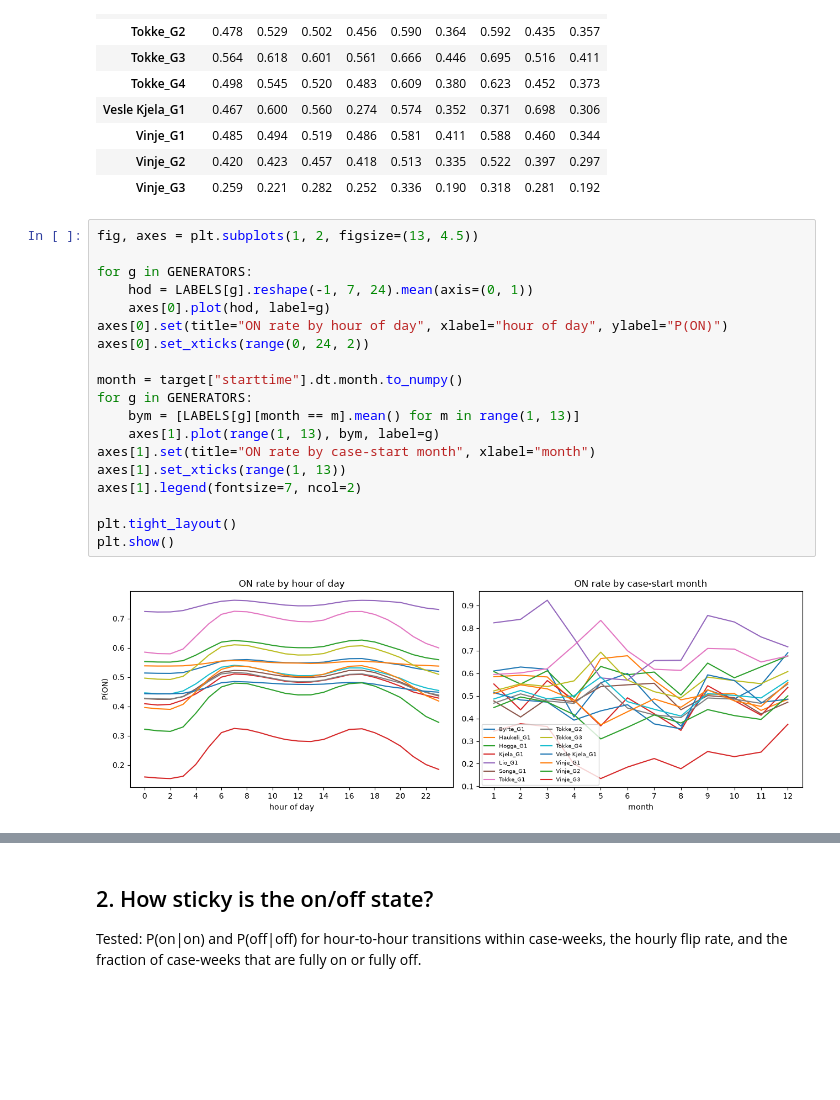
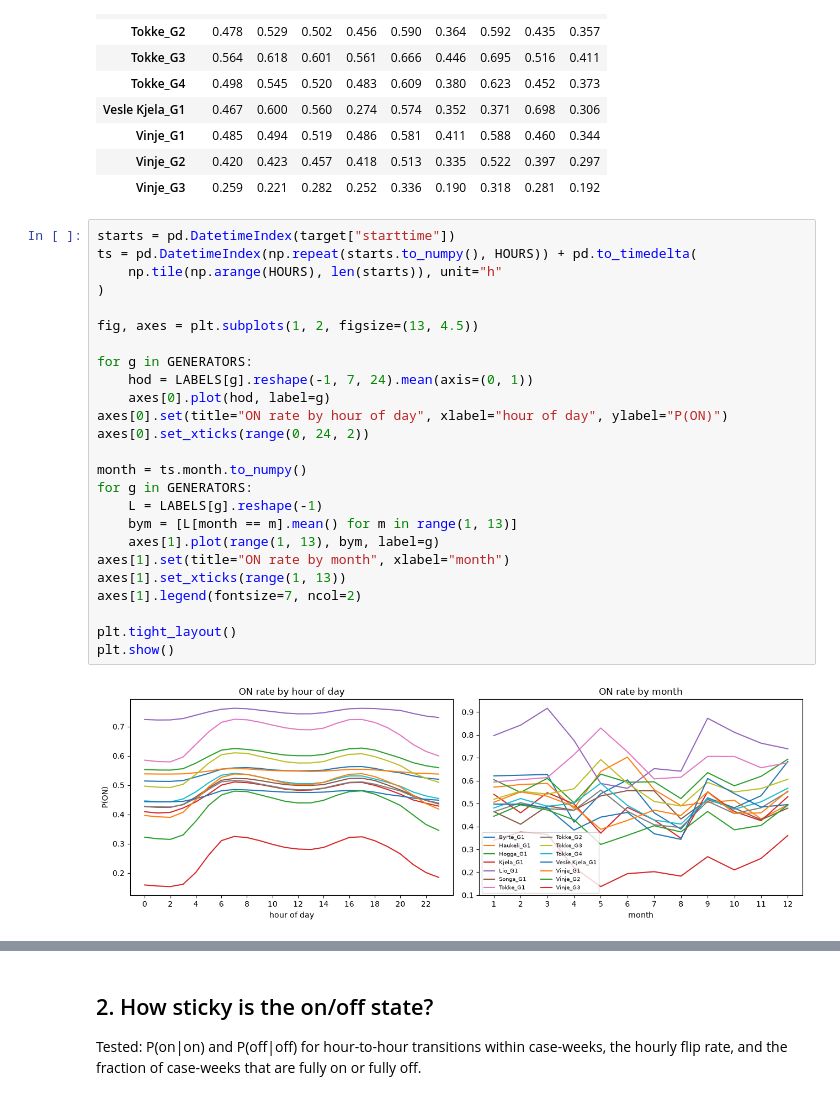
Before and after one commit to jonasbirkeli/TDT4173-course-project, a Jupyter notebook: notebooks/eda_unit_commitment.ipynb, the cells around one changed output, grey strips where cells are left out. Cells and saved outputs as stored; diff of their text form; blank space fills up the shorter version.

```diff
--- a/notebooks/eda_unit_commitment.ipynb
+++ b/notebooks/eda_unit_commitment.ipynb
@@ -113,23 +114,29 @@ pd.DataFrame(rows).set_index("generator").round(3)
 | Vinje_G2 | 0.420 | 0.423 | 0.457 | 0.418 | 0.513 | 0.335 | 0.522 | 0.397 | 0.297 |
 | Vinje_G3 | 0.259 | 0.221 | 0.282 | 0.252 | 0.336 | 0.190 | 0.318 | 0.281 | 0.192 |
 # %%
+starts = pd.DatetimeIndex(target["starttime"])
+ts = pd.DatetimeIndex(np.repeat(starts.to_numpy(), HOURS)) + pd.to_timedelta(
+    np.tile(np.arange(HOURS), len(starts)), unit="h"
+)
+
 fig, axes = plt.subplots(1, 2, figsize=(13, 4.5))
 
 for g in GENERATORS:
     hod = LABELS[g].reshape(-1, 7, 24).mean(axis=(0, 1))
     axes[0].plot(hod, label=g)
 axes[0].set(title="ON rate by hour of day", xlabel="hour of day", ylabel="P(ON)")
 axes[0].set_xticks(range(0, 24, 2))
 
-month = target["starttime"].dt.month.to_numpy()
+month = ts.month.to_numpy()
 for g in GENERATORS:
-    bym = [LABELS[g][month == m].mean() for m in range(1, 13)]
+    L = LABELS[g].reshape(-1)
+    bym = [L[month == m].mean() for m in range(1, 13)]
     axes[1].plot(range(1, 13), bym, label=g)
-axes[1].set(title="ON rate by case-start month", xlabel="month")
+axes[1].set(title="ON rate by month", xlabel="month")
 axes[1].set_xticks(range(1, 13))
 axes[1].legend(fontsize=7, ncol=2)
 
 plt.tight_layout()
 plt.show()
 # %% [output]
-[figure, old version]
+[figure, new version]
```
Also changed, not shown: parts of 3 cells of this notebook, 6 other files.
